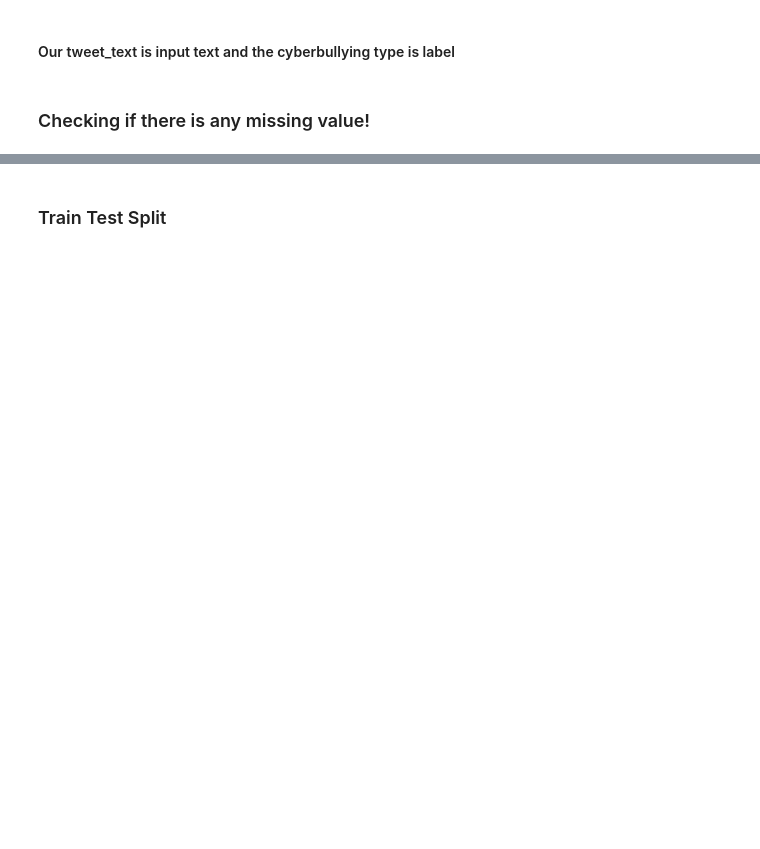
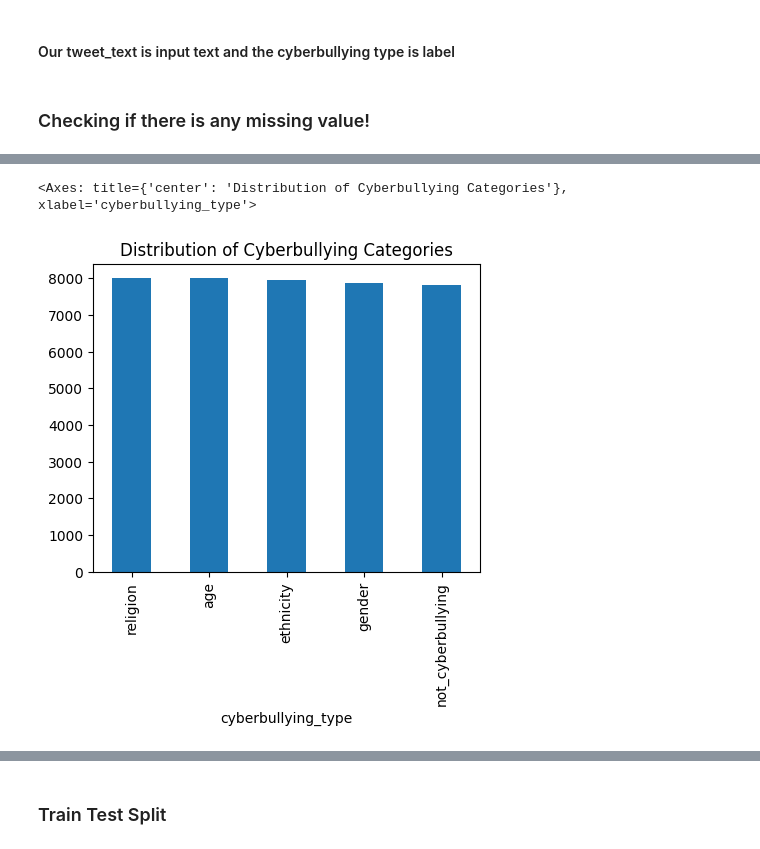
Before and after one commit to lyhengchhen/cyberbullyclassification, a Jupyter notebook: notebooks/cyberclassi.ipynb, the cells around one changed output, grey strips where cells are left out. Cells and saved outputs as stored; diff of their text form; code cells hidden in the pictures; blank space fills up the shorter version.

```diff
--- a/notebooks/cyberclassi.ipynb
+++ b/notebooks/cyberclassi.ipynb
@@ -79,0 +131,25 @@ y = df['cyberbullying_type']
+# %%
+preprocessed_df = df.copy()
+#check the na and drop duplicate input
+preprocessed_df = preprocessed_df.dropna(subset=['tweet_text', 'cyberbullying_type'])
+preprocessed_df = preprocessed_df.drop_duplicates(subset = ['tweet_text']).reset_index(drop=True)
+# we drop the other_cyberbullying
+preprocessed_df = preprocessed_df[preprocessed_df['cyberbullying_type'] != 'other_cyberbullying'].reset_index(drop=True)
+
+print(" After removing nulls, duplicates, and unwanted class:", preprocessed_df.shape)
+
+# Apply the cleaned text to our newly created Preprocess dataframe
+preprocessed_df = preprocessed_df[preprocessed_df['tweet_text'].astype(str).str.strip() != ""]
+preprocessed_df['cleaned_text'] = preprocessed_df['tweet_text'].apply(clean_text)
+preprocessed_df = preprocessed_df[preprocessed_df['cleaned_text'].astype(str).str.strip() != ""].reset_index(drop=True)
+preprocessed_df = preprocessed_df[preprocessed_df['cleaned_text'].str.len()>0] # Check missing value after cleaning
+
+# Save the preprocess dataframe
+# preprocessed_df.to_csv("cyberbullying_preprocessed_df.csv", index=False)
+
+
+print(" Text cleaning process complete!")
+print(f"Remaining samples: {len(preprocessed_df)}")
+# print(" Preprocessed data saved to: cyberbullying_preprocessed_df.csv")
+print("\n Preview of Cleaned Data:")
+print(preprocessed_df[['tweet_text', 'cyberbullying_type', 'cleaned_text']].head(10))
@@ -79,0 +174,8 @@ y = df['cyberbullying_type']
+# %%
+preprocessed_df['cyberbullying_type'].value_counts().plot(kind='bar',
+                                              title='Distribution of Cyberbullying Categories',
+                                              figsize=(5,4)
+                                              )
+# %% [output]
+<Axes: title={'center': 'Distribution of Cyberbullying Categories'}, xlabel='cyberbullying_type'>
+[figure, added]
```
Also changed, not shown: parts of 33 cells of this notebook.
